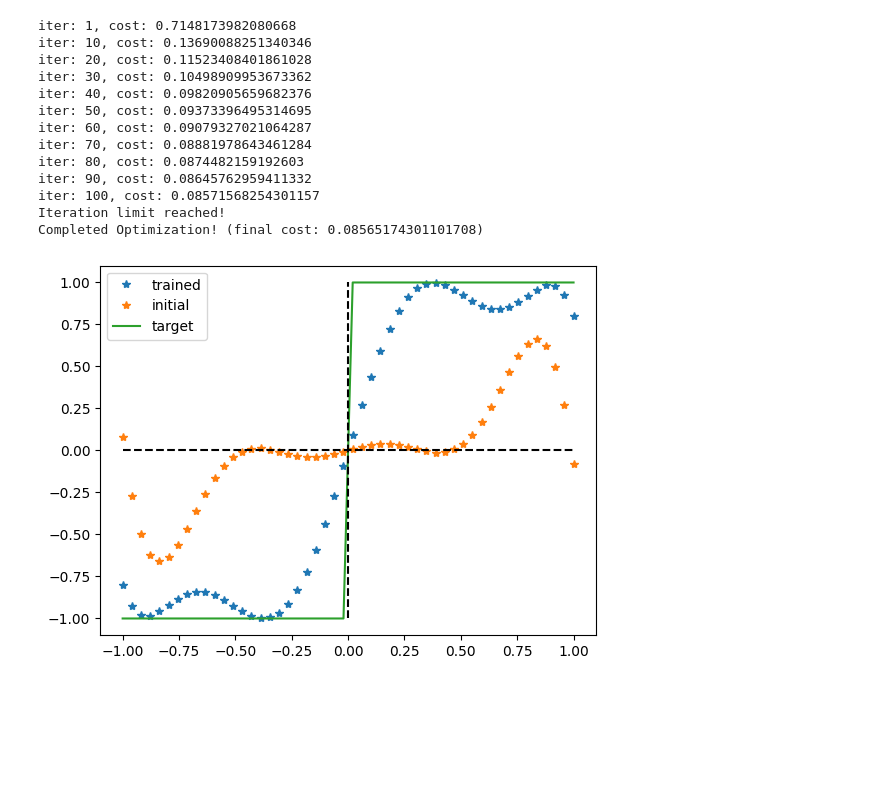
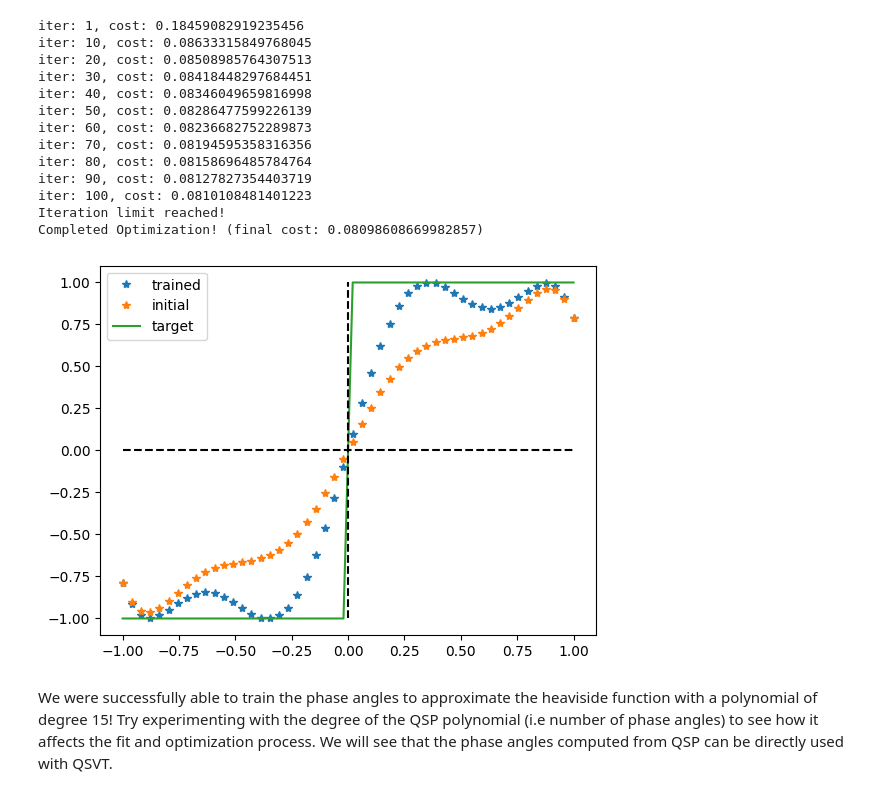
Before and after one commit to Jaybsoni/QSVT_Lab, a Jupyter notebook: QSVT Lab.ipynb, the cells around one changed output. Saved outputs shown, nothing was run; the diff lists cells and outputs as text; code cells hidden in the pictures; blank space fills up the shorter version.

Commit message:
finalized

```diff
--- a/QSVT Lab.ipynb
+++ b/QSVT Lab.ipynb
@@ -149,15 +310,27 @@ plt.show()
 # %%
 ## Train a QSP circuit to fit a given polynomial function
+
+@qml.qnode(qml.device("default.qubit"))
+def qsp_circ(a, phi_vals):  # We use the Hadamard test to extract Re(<0|U_qsp|>)
+    qml.Hadamard("aux")
+    qml.ctrl(qml.qsvt, control=("aux",), control_values=(1,))(a, phi_vals, wires=[0])
+    qml.Hadamard("aux")
+    return qml.expval(qml.Z("aux"))
+
+
+qml.draw_mpl(qsp_circ)(0.5, [1, 2, 3])  # draw the quantum circuit!
+
 
 def target_func(x):
     return x**5 - 3*x**3 + x
 
-def loss_func(phi_vals):
+
+def loss_func(phi_vals):  # Mean Squared Error (MSE) loss function for the Real value of P(a)
     num_samples = 25
 
     loss = 0
     for a in np.linspace(-1, 1, num_samples):
-        qsp_poly_a = qml.matrix(qml.qsvt(a, phi_vals, wires=[0]))[0,0]
-        loss += (np.real(qsp_poly_a) - target_func(a))**2
+        qsp_poly_a = qsp_circ(a, phi_vals)
+        loss += (qsp_poly_a - target_func(a))**2
 
     return loss / num_samples
@@ -167,7 +342,7 @@ cost = 1
 iteration = 0
 opt = qml.AdagradOptimizer(0.1)
 
-phi_vals = np.random.rand(6)
+phi_vals = (2*np.random.rand(6) - 1) * np.pi/2
 initial_phi = phi_vals
 
 while cost > 1e-5:
@@ -219,16 +404,14 @@ plt.show()
 # %%
-## Train a QSP circuit to fit the heaviside step function
-
 def target_func(x):
-    return 1 if x>0 else -1
+    return 1 if x>0 else -1  # Step function, notice it has odd parity
 
 def loss_func(phi_vals):
     num_samples = 50
 
     loss = 0
     for a in np.linspace(-1, 1, num_samples):
-        qsp_poly_a = qml.matrix(qml.qsvt(a, phi_vals, wires=[0]))[0,0]
-        loss += (np.real(qsp_poly_a) - target_func(a))**2
+        qsp_poly_a = qsp_circ(a, phi_vals)
+        loss += (qsp_poly_a - target_func(a))**2
 
     return loss / num_samples
 
@@ -238,8 +421,8 @@ cost = 1
 iteration = 0
 opt = qml.AdagradOptimizer(0.1)
 
-phi_vals = np.random.rand(14)  # (d+1) has to be even since P(a) must be odd to fit
-initial_phi = phi_vals         #     the step function.
+phi_vals = np.random.rand(16)  # (d+1) has to be even since P(a) must be odd to match the parity
+initial_phi = phi_vals         #     of the step function.
 
 while cost > 1e-5:
     iteration += 1
@@ -254,35 +437,38 @@ while cost > 1e-5:
 
 print(f"Completed Optimization! (final cost: {cost})")
 # %% [output]
-iter: 1, cost: 0.7148173982080668
-iter: 10, cost: 0.13690088251340346
-iter: 20, cost: 0.11523408401861028
-iter: 30, cost: 0.10498909953673362
-iter: 40, cost: 0.09820905659682376
-iter: 50, cost: 0.09373396495314695
-iter: 60, cost: 0.09079327021064287
-iter: 70, cost: 0.08881978643461284
-iter: 80, cost: 0.0874482159192603
-iter: 90, cost: 0.08645762959411332
-iter: 100, cost: 0.08571568254301157
+iter: 1, cost: 0.18459082919235456
+iter: 10, cost: 0.08633315849768045
+iter: 20, cost: 0.08508985764307513
+iter: 30, cost: 0.08418448297684451
+iter: 40, cost: 0.08346049659816998
+iter: 50, cost: 0.08286477599226139
+iter: 60, cost: 0.08236682752289873
+iter: 70, cost: 0.08194595358316356
+iter: 80, cost: 0.08158696485784764
+iter: 90, cost: 0.08127827354403719
+iter: 100, cost: 0.0810108481401223
 Iteration limit reached!
-Completed Optimization! (final cost: 0.08565174301101708)
+Completed Optimization! (final cost: 0.08098608669982857)
 # %%
 a_vals = np.linspace(-1, 1, 50)
+trained_phase_angles = phi_vals
 
-trained_poly = [qml.matrix(qml.qsvt(a, phi_vals, wires=[0]))[0,0] for a in a_vals]
-initial_poly = [qml.matrix(qml.qsvt(a, initial_phi, wires=[0]))[0,0] for a in a_vals]
-targeted_poly = [target_func(a) for a in a_vals]
+trained_poly = np.array([qml.matrix(qml.qsvt(a, trained_phase_angles, wires=[0]))[0,0] for a in a_vals])
+initial_poly = np.array([qml.matrix(qml.qsvt(a, initial_phi, wires=[0]))[0,0] for a in a_vals])
+targeted_poly = np.array([target_func(a) for a in a_vals])
 
-plt.plot(a_vals, trained_poly, "*", label="trained")
-plt.plot(a_vals, initial_poly, "*", label="initial")
+plt.plot(a_vals, np.real(trained_poly), "*", label="trained")
+plt.plot(a_vals, np.real(initial_poly), "*", label="initial")
 plt.plot(a_vals, targeted_poly, label="target")
 
 plt.vlines(0.0, -1.0, 1.0, color="black", linestyle="--")
 plt.hlines(0.0, -1.0, 1.0, color="black", linestyle="--")
 
 plt.legend()
 plt.show()
 # %% [output]
-[figure, old version]
+[figure, new version]
+# %% [markdown]
+We were successfully able to train the phase angles to approximate the heaviside function with a polynomial of degree 15! Try experimenting with the degree of the QSP polynomial (i.e number of phase angles) to see how it affects the fit and optimization process. We will see that the phase angles computed from QSP can be directly used with QSVT.
 # %% [markdown]
```
Also changed, not shown: parts of 41 cells of this notebook.
